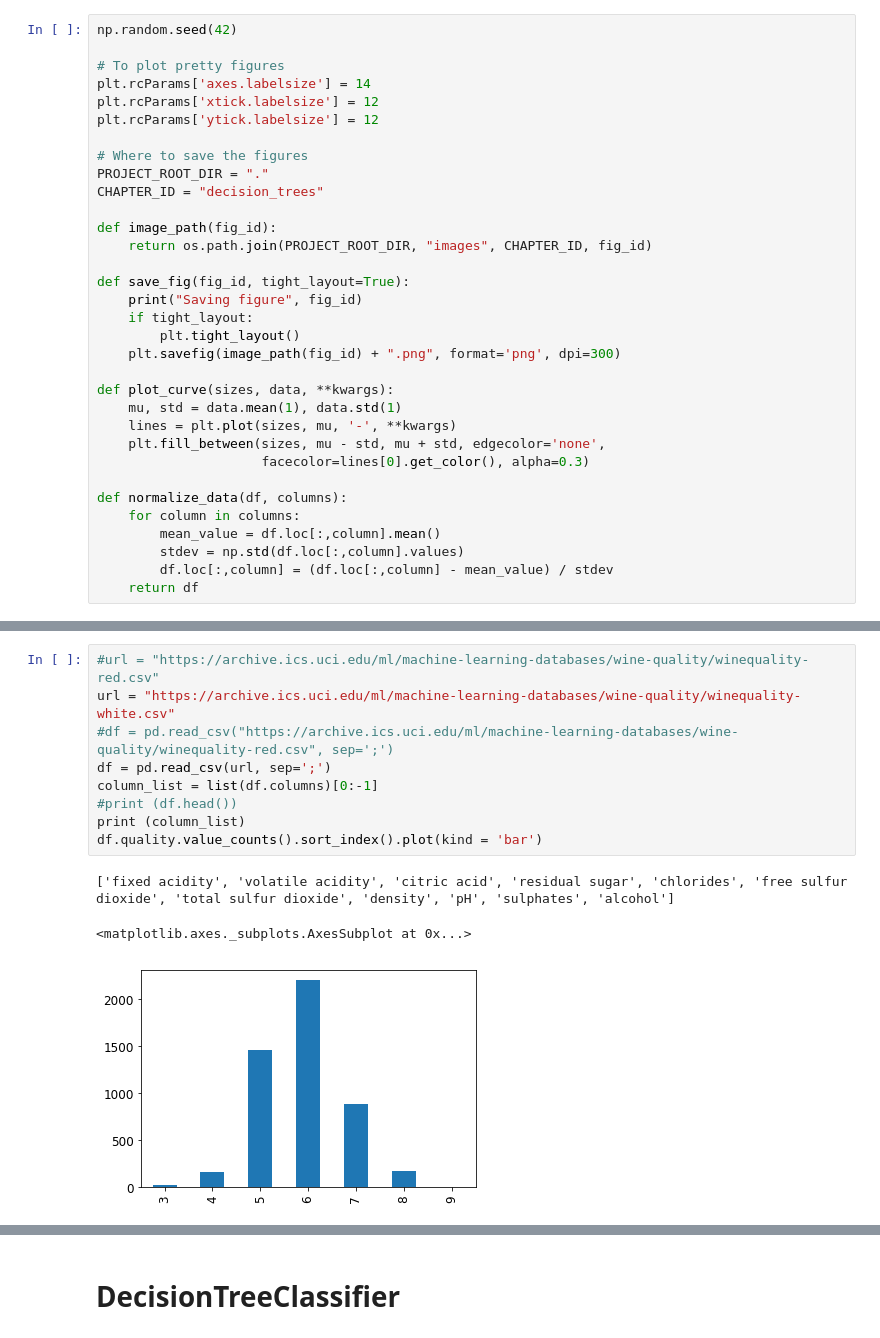
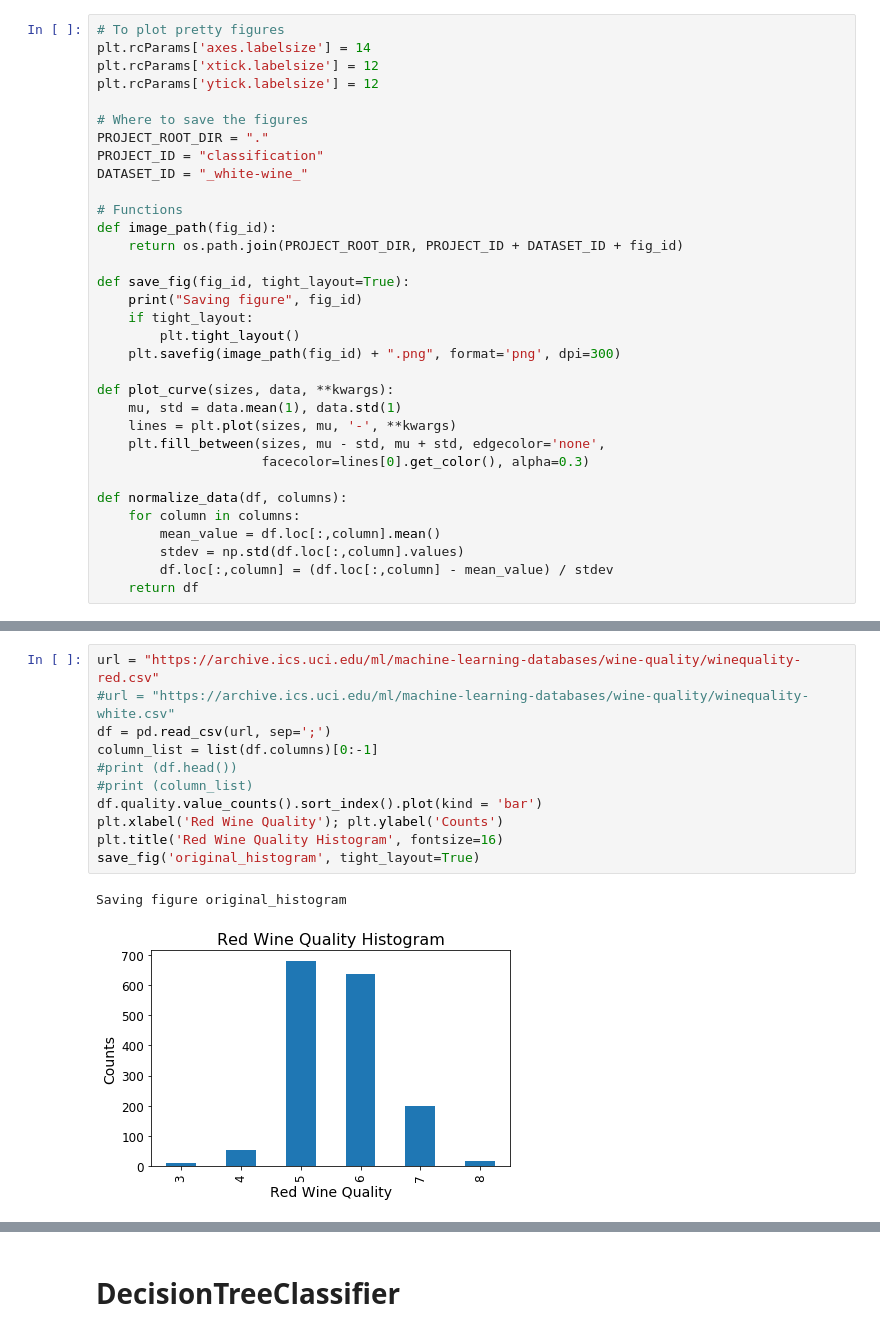
Before and after one commit to wanlipu/dsmain, a Jupyter notebook: machine_learning/classification-final-1.ipynb, the cells around one changed output, grey strips where cells are left out. Drawn from its saved outputs; the diff is of its cells as text.

```diff
--- a/machine_learning/classification-final-1.ipynb
+++ b/machine_learning/classification-final-1.ipynb
@@ -21,6 +26,4 @@ from sklearn.neighbors import KNeighborsClassifier
 # %%
-np.random.seed(42)
-
 # To plot pretty figures
 plt.rcParams['axes.labelsize'] = 14
 plt.rcParams['xtick.labelsize'] = 12
@@ -28,10 +31,12 @@ plt.rcParams['ytick.labelsize'] = 12
 
 # Where to save the figures
 PROJECT_ROOT_DIR = "."
-CHAPTER_ID = "decision_trees"
+PROJECT_ID = "classification"
+DATASET_ID = "_white-wine_"
 
+# Functions
 def image_path(fig_id):
-    return os.path.join(PROJECT_ROOT_DIR, "images", CHAPTER_ID, fig_id)
+    return os.path.join(PROJECT_ROOT_DIR, PROJECT_ID + DATASET_ID + fig_id)
 
 def save_fig(fig_id, tight_layout=True):
     print("Saving figure", fig_id)
@@ -56,13 +62,14 @@ data and DecisionTreeClassifier import
 # %%
-#url = "https://archive.ics.uci.edu/ml/machine-learning-databases/wine-quality/winequality-red.csv"
-url = "https://archive.ics.uci.edu/ml/machine-learning-databases/wine-quality/winequality-white.csv"
-#df = pd.read_csv("https://archive.ics.uci.edu/ml/machine-learning-databases/wine-quality/winequality-red.csv", sep=';')
+url = "https://archive.ics.uci.edu/ml/machine-learning-databases/wine-quality/winequality-red.csv"
+#url = "https://archive.ics.uci.edu/ml/machine-learning-databases/wine-quality/winequality-white.csv"
 df = pd.read_csv(url, sep=';')
 column_list = list(df.columns)[0:-1]
 #print (df.head())
-print (column_list)
+#print (column_list)
 df.quality.value_counts().sort_index().plot(kind = 'bar')
+plt.xlabel('Red Wine Quality'); plt.ylabel('Counts')
+plt.title('Red Wine Quality Histogram', fontsize=16)
+save_fig('original_histogram', tight_layout=True)
 # %% [output]
-['fixed acidity', 'volatile acidity', 'citric acid', 'residual sugar', 'chlorides', 'free sulfur dioxide', 'total sulfur dioxide', 'density', 'pH', 'sulphates', 'alcohol']
+Saving figure original_histogram
-<matplotlib.axes._subplots.AxesSubplot at 0x...>
-[figure, old version]
+[figure, new version]
```
Also changed, not shown: parts of 54 cells of this notebook, 1 other file.
